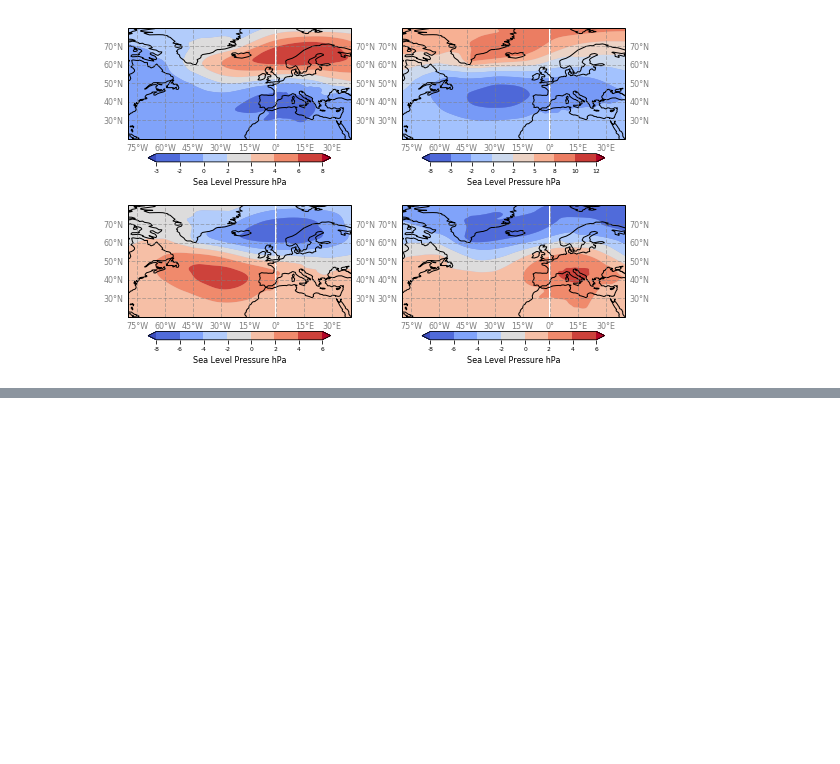
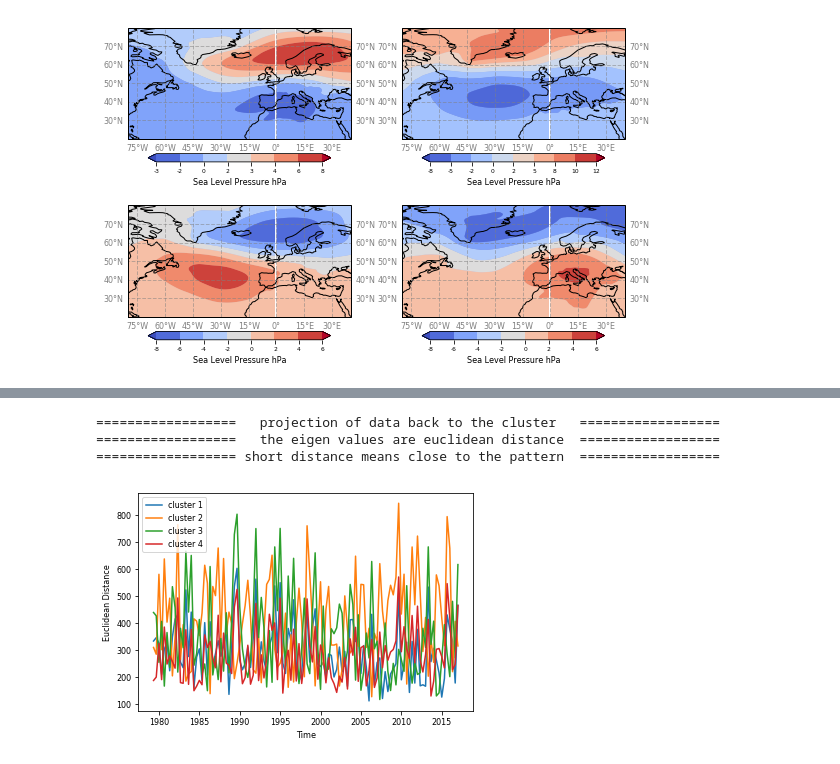
Before and after one commit to geek-yang/AirSeaFlow, a Jupyter notebook: MET_revise/paper_SLP_patterns.ipynb, the cells around one changed output, grey strips where cells are left out. Cells and saved outputs as stored; diff of their text form; code cells hidden in the pictures; blank space fills up the shorter version.

```diff
--- a/MET_revise/paper_SLP_patterns.ipynb
+++ b/MET_revise/paper_SLP_patterns.ipynb
@@ -600,0 +788,31 @@ t-test
+# %%
+    print ('==================   projection of data back to the cluster   ==================')
+    print ('==================   the eigen values are euclidean distance  ==================')
+    print ('================== short distance means close to the pattern  ==================')
+    SLP_ERAI_Kmean_proj = np.zeros((4,len(clust_labels_era)), dtype=float)
+    for i in np.arange(4):
+        mode = centers_spatial_era[i,:,:]
+        mode_3D = np.repeat(mode[np.newaxis,:,:],len(clust_labels_era),0)
+        SLP_ERAI_Kmean_proj[i,:] = np.mean(np.mean(np.abs(mode_3D-stat_SLP_ERAI._anomaly),2),1)
+
+    index_full = np.arange(1,445,1)
+    index_year = np.arange(1980,2016,5)
+    index_full_season = np.arange(1,115,1)
+
+    fig = plt.figure(figsize=(6,4))
+    for i in np.arange(4):
+        plt.plot(index_full_season,SLP_ERAI_Kmean_proj[i,:],label='cluster {}'.format(i+1))
+    plt.xlabel("Time",fontsize=8)
+    plt.xticks(np.arange(3,len(year_ERAI)*3+3+1,15),index_year,fontsize=8)
+    plt.ylabel("Euclidean Distance",fontsize=8)
+    plt.yticks(fontsize=8)
+    plt.legend(frameon=True, loc=2, prop={'size': 8})
+    props = dict(boxstyle='round', facecolor='white', alpha=0.8)
+    plt.show()
+    fig.savefig(os.path.join(output_path,'ERAI_SLP_anomaly_JJA_Kmean_eigen.png'),dpi=300)
+    plt.close(fig)
+# %% [output]
+==================   projection of data back to the cluster   ==================
+==================   the eigen values are euclidean distance  ==================
+================== short distance means close to the pattern  ==================
+[figure, added]
```
Also changed, not shown: parts of 14 cells of this notebook.
